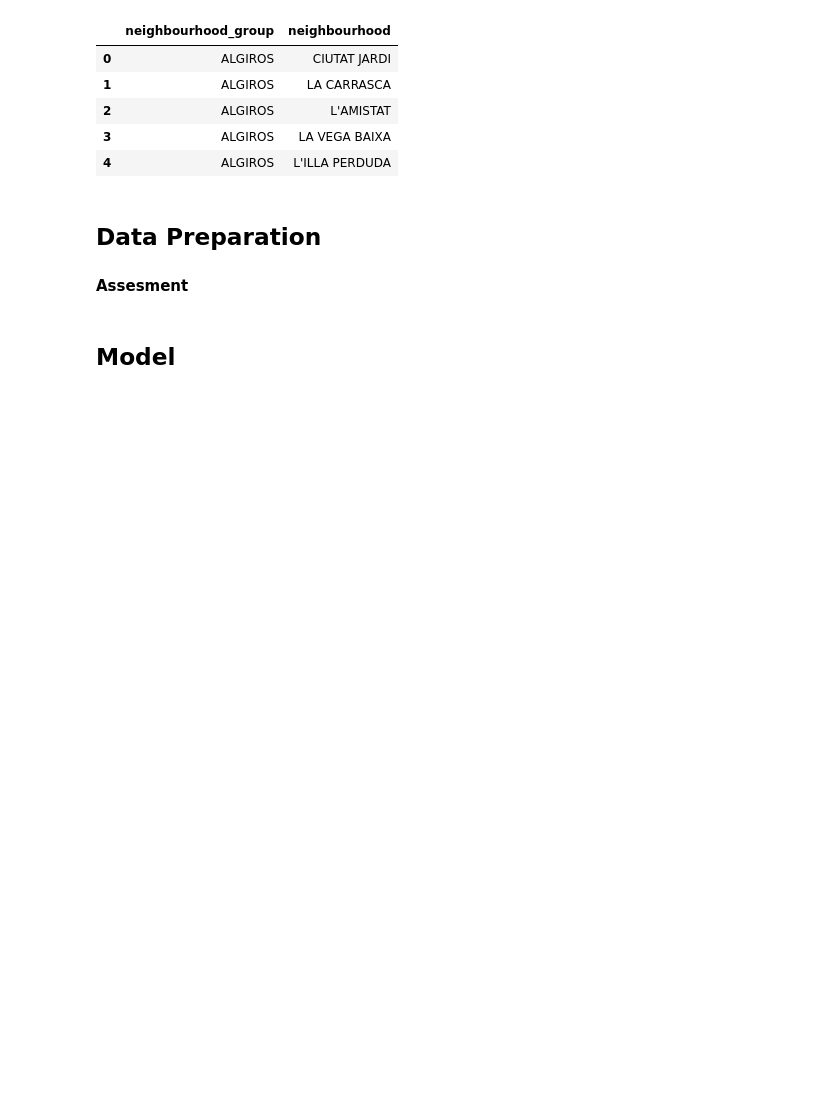
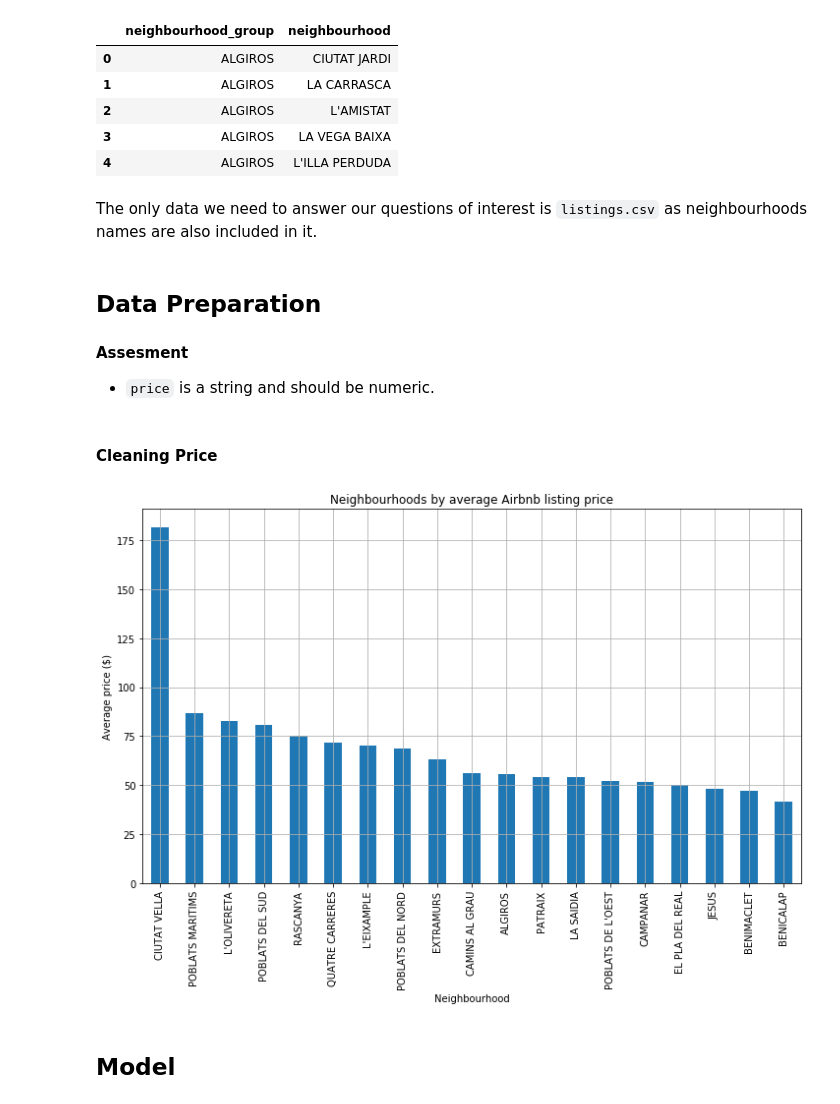
Before and after one commit to eduardoburgoa/airbnb-valencia, a Jupyter notebook: airbnb_valencia_analysis.ipynb, the cells around one changed output. Saved outputs shown, nothing was run; the diff lists cells and outputs as text; code cells hidden in the pictures; blank space fills up the shorter version.

```diff
--- a/airbnb_valencia_analysis.ipynb
+++ b/airbnb_valencia_analysis.ipynb
@@ -70,10 +70,30 @@ df_neighbourhoods.head()
 | 2 | ALGIROS | L'AMISTAT |
 | 3 | ALGIROS | LA VEGA BAIXA |
 | 4 | ALGIROS | L'ILLA PERDUDA |
+# %% [markdown]
+The only data we need to answer our questions of interest is `listings.csv` as neighbourhoods names are also included in it.
 # %% [markdown]
 ## Data Preparation
 
 #### Assesment
+- `price` is a string and should be numeric.
+# %% [markdown]
+#### Cleaning Price
+# %%
+df_listings['price'] = df_listings['price'].str.replace('$', '')
+df_listings['price'] = df_listings['price'].str.replace(',', '')
+df_listings['price'] = pd.to_numeric(df_listings['price'])
+# %%
+neigbourhoods_by_price = df_listings.groupby('neighbourhood_group_cleansed')['price'].mean()
+neigbourhoods_by_price = neigbourhoods_by_price.nlargest(len(neigbourhoods_by_price))
+
+neigbourhoods_by_price.plot('bar', figsize=(12,7))
+plt.title('Neighbourhoods by average Airbnb listing price')
+plt.xlabel('Neighbourhood')
+plt.ylabel('Average price ($)')
+plt.grid();
+# %% [output]
+[figure, added]
 # %% [markdown]
 ## Model
 # %% [markdown]
```
Also changed, not shown: parts of 1 cell of this notebook.
